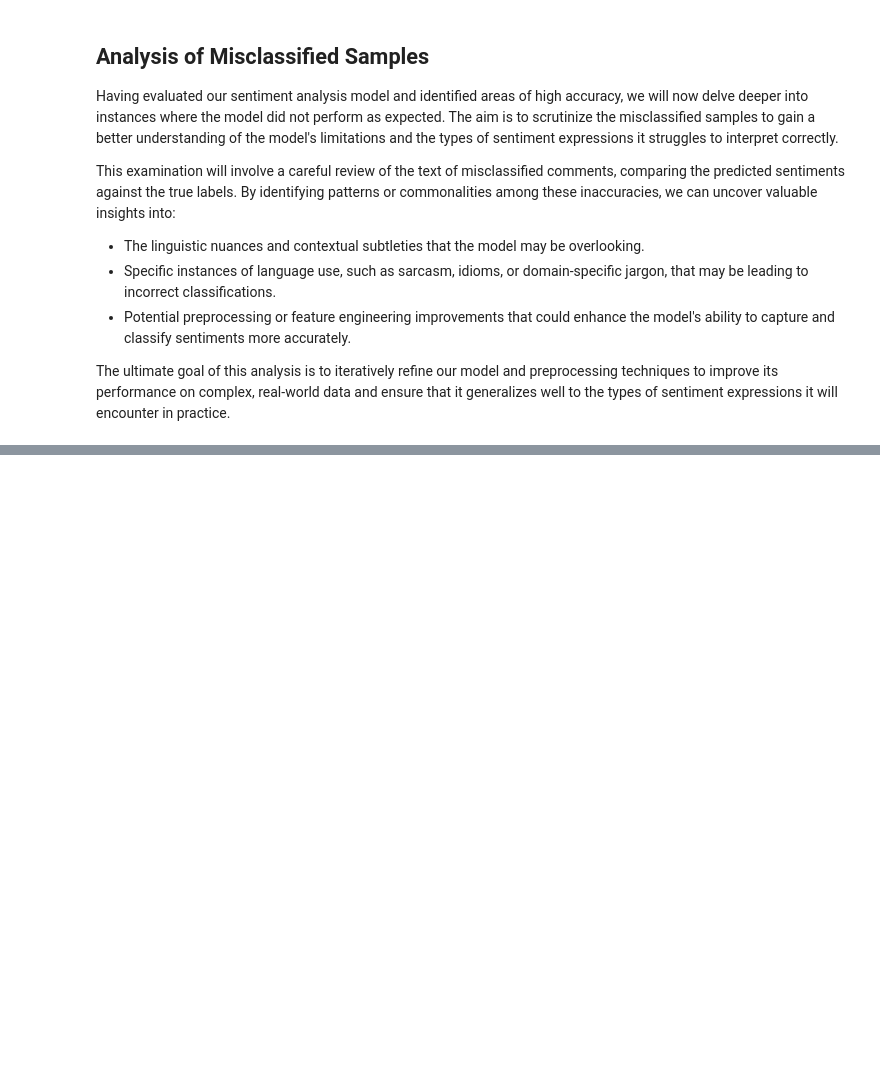
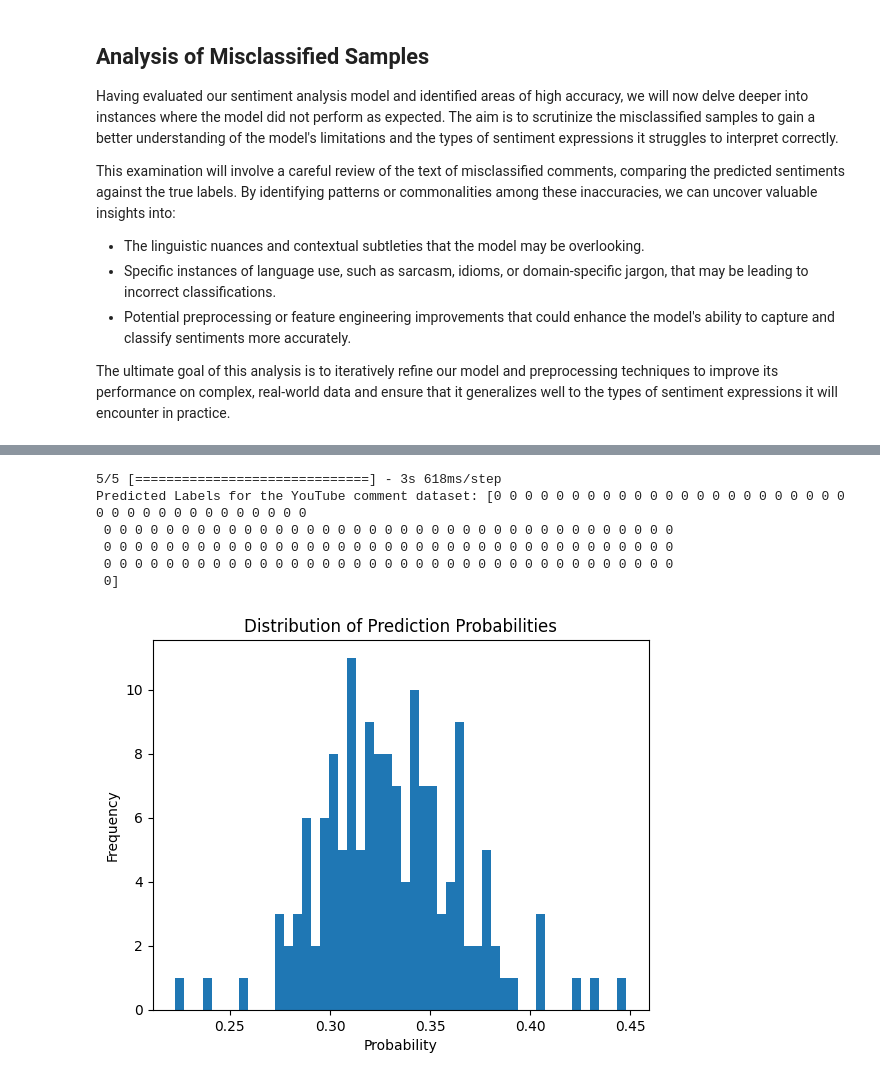
Before and after one commit to Adomas1992/YoutubeCommentClassification, a Jupyter notebook: Youtube_comment_scraper/Preparing_for_classification.ipynb, the cells around one changed output, grey strips where cells are left out. Cells and saved outputs as stored; diff of their text form; code cells hidden in the pictures; blank space fills up the shorter version.

Commit message:
Distilbert-base-uncased comparison with fine-tuned

```diff
--- a/Youtube_comment_scraper/Preparing_for_classification.ipynb
+++ b/Youtube_comment_scraper/Preparing_for_classification.ipynb
@@ -300,0 +302,24 @@ misclasified_df.head(20)
+# %%
+import tensorflow as tf
+from transformers import TFDistilBertModel
+
+def create_base_model(max_length=103, dropout_rate=0.3):
+    distilbert_base = TFDistilBertModel.from_pretrained("distilbert-base-uncased")
+
+    input_ids = tf.keras.layers.Input(shape=(max_length,), dtype="int32", name="input_ids")
+    attention_mask = tf.keras.layers.Input(shape=(max_length,), dtype="int32", name="attention_mask")
+
+    distilbert_output = distilbert_base(input_ids=input_ids, attention_mask=attention_mask)
+
+    pooled_output = distilbert_output[0][:, 0]
+    dropout = tf.keras.layers.Dropout(dropout_rate)(pooled_output)
+    output = tf.keras.layers.Dense(1, activation="sigmoid")(dropout)
+
+    base_model = tf.keras.Model(inputs=[input_ids, attention_mask], outputs=output)
+
+    optimizer = tf.keras.optimizers.Adam(learning_rate=3e-5)
+    base_model.compile(optimizer=optimizer, loss="binary_crossentropy", metrics=["accuracy"])
+
+    return base_model
+
+base_model = create_base_model(max_length=103, dropout_rate=0.3)
@@ -300,0 +332,24 @@ misclasified_df.head(20)
+# %%
+import matplotlib.pyplot as plt
+
+# Making predictions on the YouTube dataset
+predictions_test_2 = base_model.predict(test_dataset)
+
+# Getting the predicted values (1 if probability >= 0.5, else 0)
+predicted_labels_2 = (predictions_test_2 >= 0.5).astype(int)
+
+print("Predicted Labels for the YouTube comment dataset:", predicted_labels_2.flatten())
+
+plt.hist(predictions_test_2, bins=50)
+plt.title("Distribution of Prediction Probabilities")
+plt.xlabel("Probability")
+plt.ylabel("Frequency")
+plt.show()
+# %% [output]
+5/5 [==============================] - 3s 618ms/step
+Predicted Labels for the YouTube comment dataset: [0 0 0 0 0 0 0 0 0 0 0 0 0 0 0 0 0 0 0 0 0 0 0 0 0 0 0 0 0 0 0 0 0 0 0 0 0
+ 0 0 0 0 0 0 0 0 0 0 0 0 0 0 0 0 0 0 0 0 0 0 0 0 0 0 0 0 0 0 0 0 0 0 0 0 0
+ 0 0 0 0 0 0 0 0 0 0 0 0 0 0 0 0 0 0 0 0 0 0 0 0 0 0 0 0 0 0 0 0 0 0 0 0 0
+ 0 0 0 0 0 0 0 0 0 0 0 0 0 0 0 0 0 0 0 0 0 0 0 0 0 0 0 0 0 0 0 0 0 0 0 0 0
+ 0]
+[figure, added]
```
Also changed, not shown: parts of 8 cells of this notebook, 1 other file.
